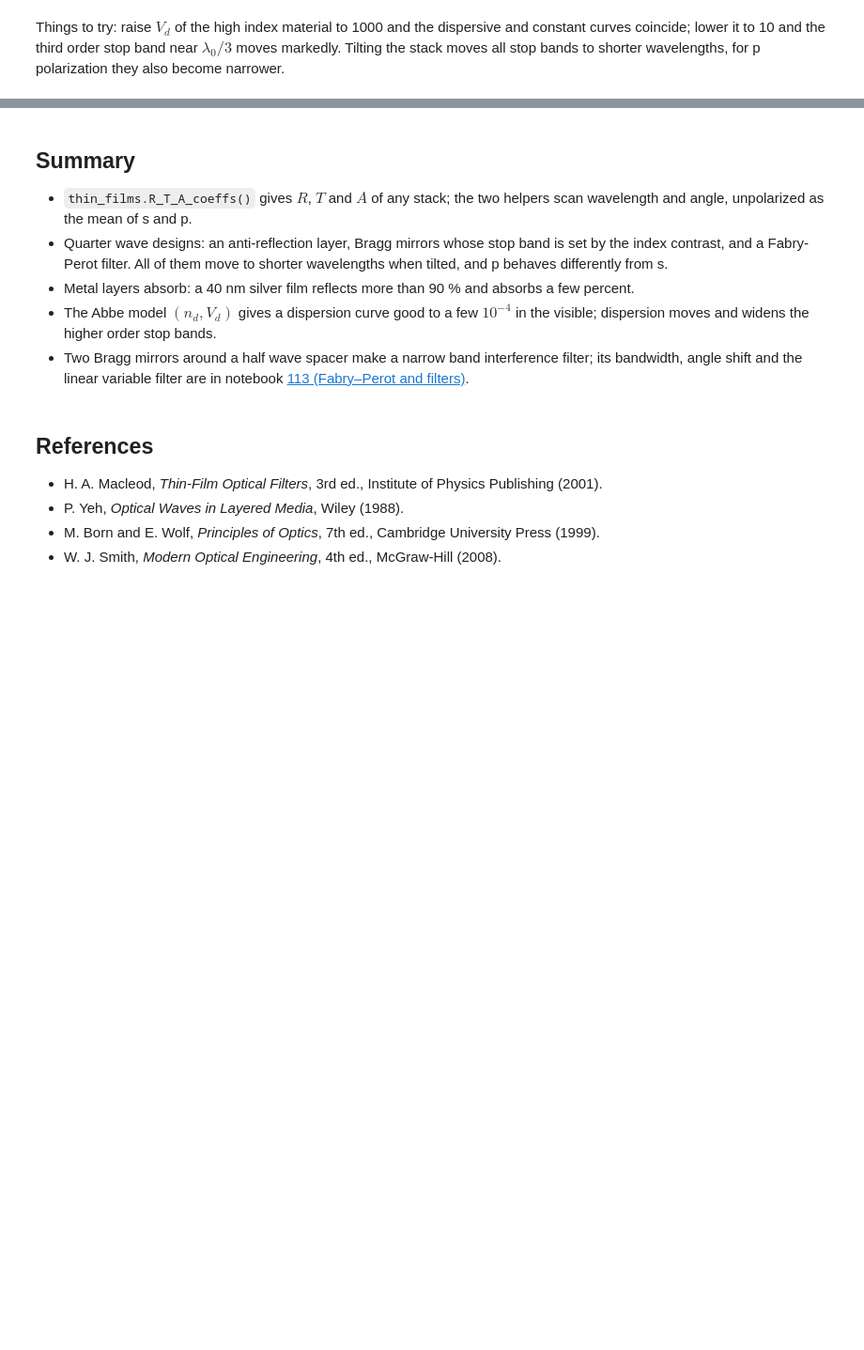
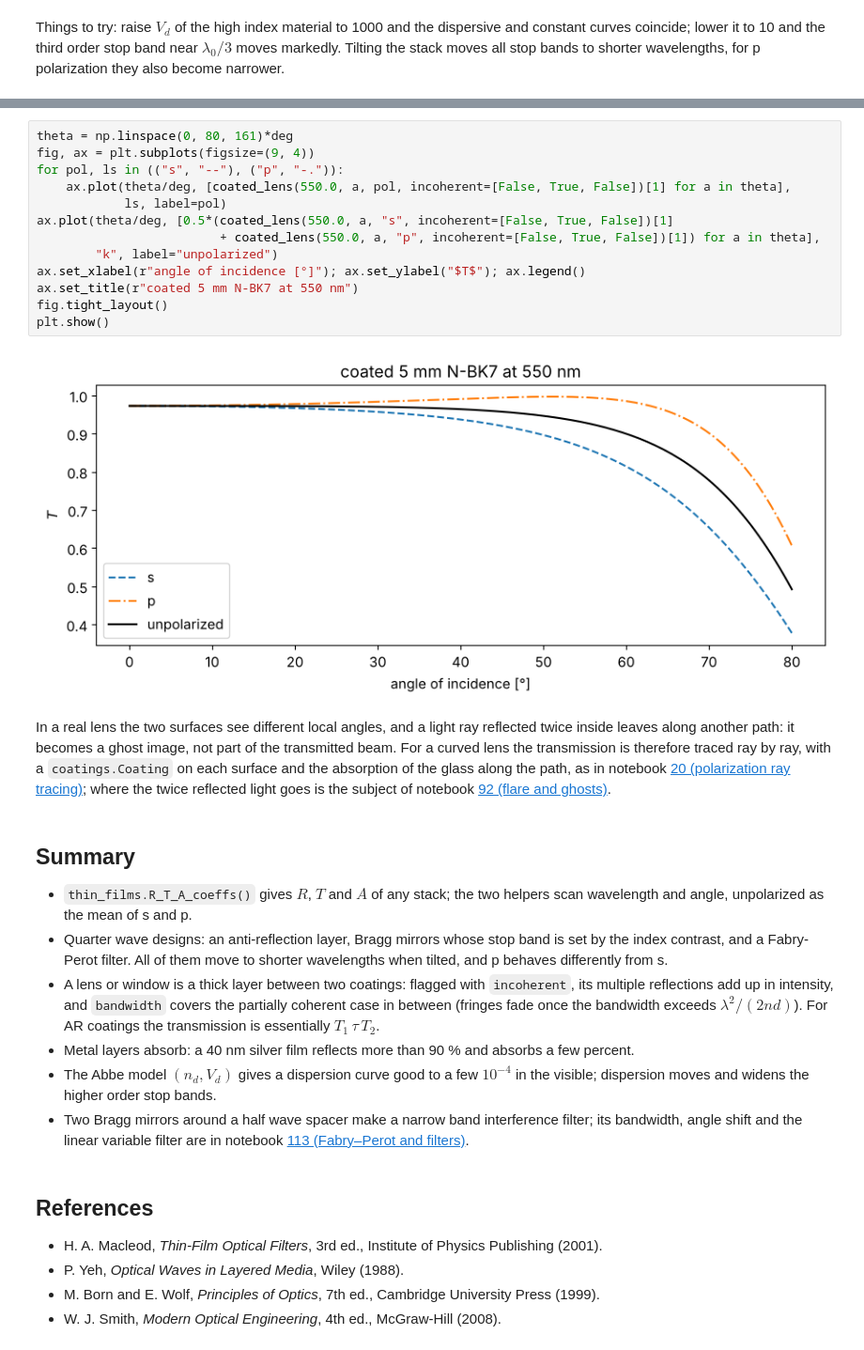
Before and after one commit to EMinsight/pyoptics, a Jupyter notebook: notebooks/12_layer_stacks.ipynb, the cells around one changed output, grey strips where cells are left out. Shown at 94% size. Cells and saved outputs as stored; diff of their text form; blank space fills up the shorter version.

```diff
--- a/notebooks/12_layer_stacks.ipynb
+++ b/notebooks/12_layer_stacks.ipynb
@@ -471,8 +589,33 @@ shorter wavelengths, for p polarization they also become narrower.
+# %%
+theta = np.linspace(0, 80, 161)*deg
+fig, ax = plt.subplots(figsize=(9, 4))
+for pol, ls in (("s", "--"), ("p", "-.")):
+    ax.plot(theta/deg, [coated_lens(550.0, a, pol, incoherent=[False, True, False])[1] for a in theta],
+            ls, label=pol)
+ax.plot(theta/deg, [0.5*(coated_lens(550.0, a, "s", incoherent=[False, True, False])[1]
+                         + coated_lens(550.0, a, "p", incoherent=[False, True, False])[1]) for a in theta],
+        "k", label="unpolarized")
+ax.set_xlabel(r"angle of incidence [°]"); ax.set_ylabel("$T$"); ax.legend()
+ax.set_title(r"coated 5 mm N-BK7 at 550 nm")
+fig.tight_layout()
+plt.show()
+# %% [output]
+[figure, added]
+# %% [markdown]
+In a real lens the two surfaces see different local angles, and a light ray
+reflected twice inside leaves along another path: it becomes a ghost image,
+not part of the transmitted beam. For a curved lens the transmission is
+therefore traced ray by ray, with a `coatings.Coating` on each surface and the
+absorption of the glass along the path, as in notebook
+[20 (polarization ray tracing)](20_polarization_raytrace.ipynb); where the
+twice reflected light goes is the subject of notebook
+[92 (flare and ghosts)](92_flare_ghosts.ipynb).
 # %% [markdown]
 ## Summary
 
 - `thin_films.R_T_A_coeffs()` gives $R$, $T$ and $A$ of any stack; the two helpers scan wavelength and angle, unpolarized as the mean of s and p.
 - Quarter wave designs: an anti-reflection layer, Bragg mirrors whose stop band is set by the index contrast, and a Fabry-Perot filter. All of them move to shorter wavelengths when tilted, and p behaves differently from s.
+- A lens or window is a thick layer between two coatings: flagged with `incoherent`, its multiple reflections add up in intensity, and `bandwidth` covers the partially coherent case in between (fringes fade once the bandwidth exceeds $\lambda^2/(2nd)$). For AR coatings the transmission is essentially $T_1\,\tau\,T_2$.
 - Metal layers absorb: a 40 nm silver film reflects more than 90 % and absorbs a few percent.
 - The Abbe model $(n_d, V_d)$ gives a dispersion curve good to a few $10^{-4}$ in the visible; dispersion moves and widens the higher order stop bands.
 - Two Bragg mirrors around a half wave spacer make a narrow band interference filter; its bandwidth, angle shift and the linear variable filter are in notebook [113 (Fabry–Perot and filters)](113_fabry_perot_filters.ipynb).
```
Also changed, not shown: parts of 6 cells of this notebook, 3 other files.
